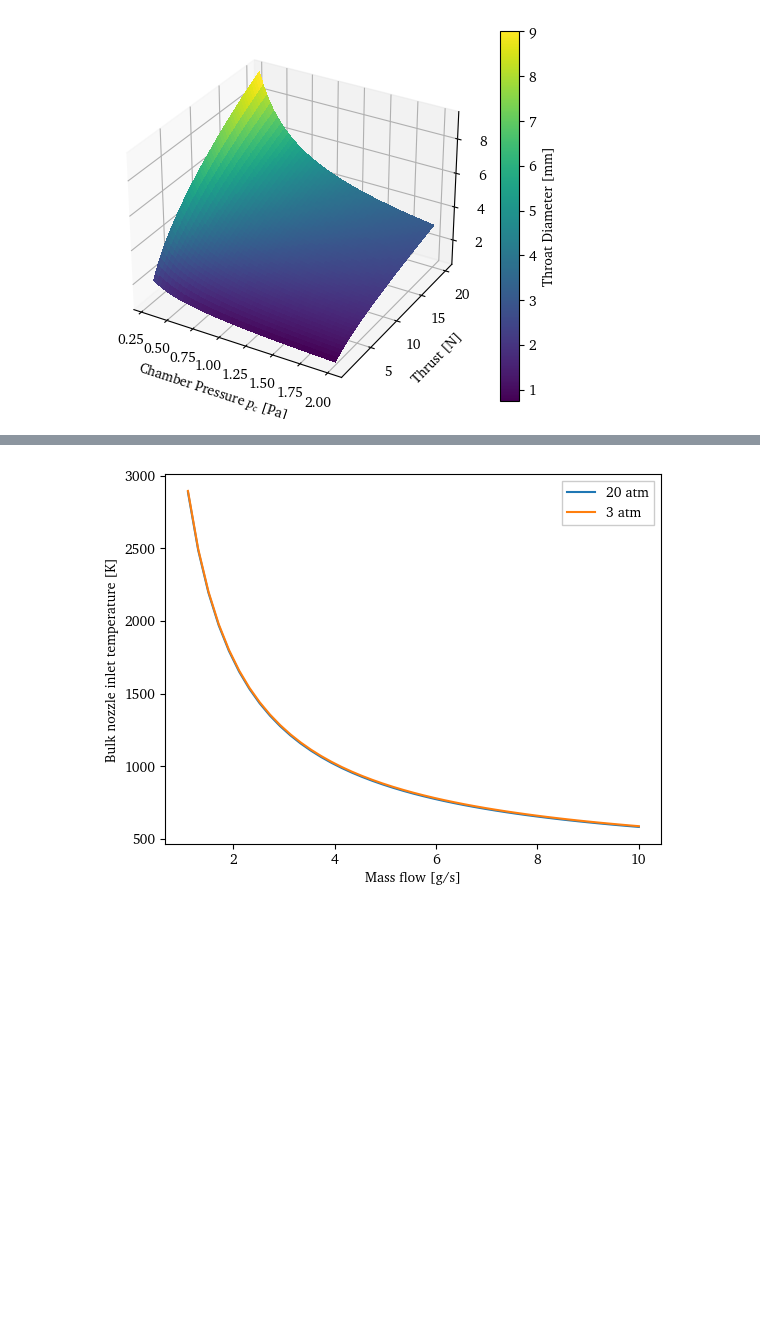
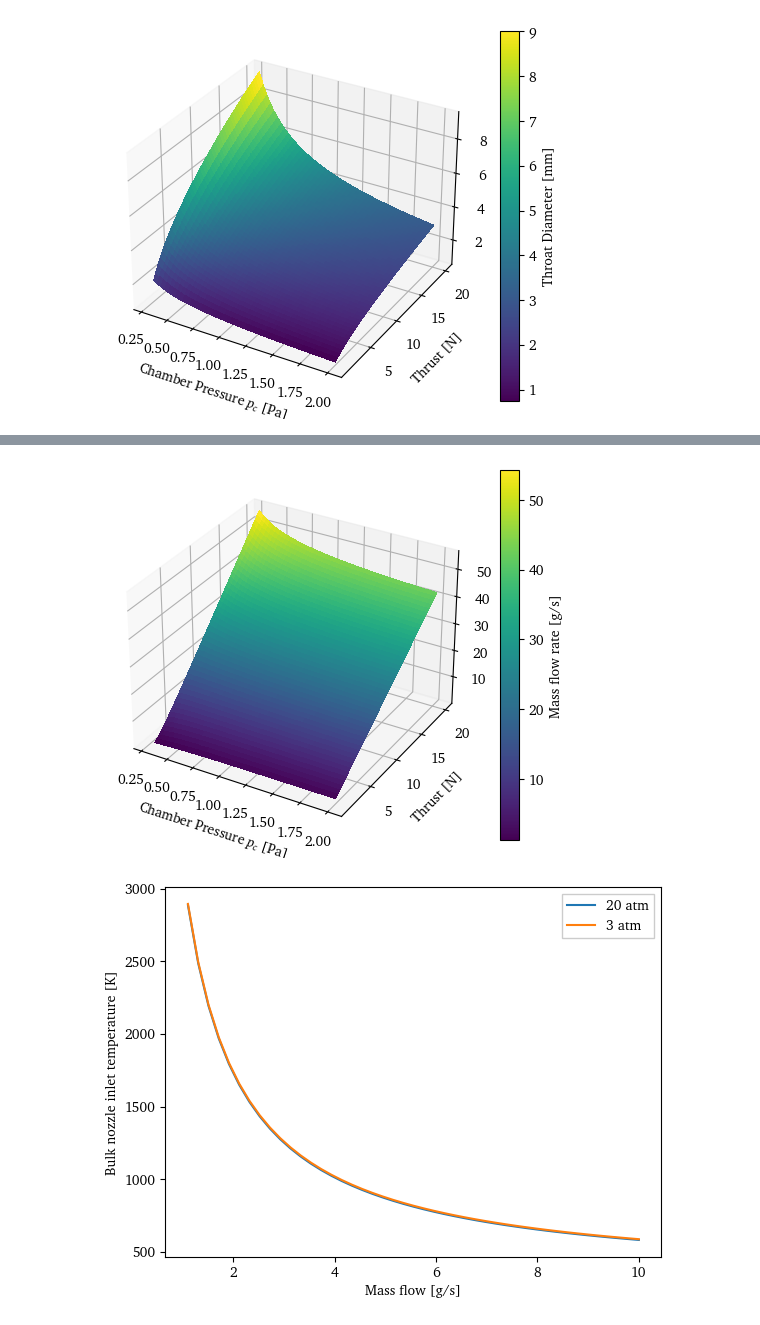
Before and after one commit to eeduplay/MScThesis, a Jupyter notebook: code/generalData.ipynb, the cells around one changed output, grey strips where cells are left out. Cells and saved outputs as stored; diff of their text form; code cells hidden in the pictures; blank space fills up the shorter version.

```diff
--- a/code/generalData.ipynb
+++ b/code/generalData.ipynb
@@ -136,3 +155,49 @@ $$
+# %%
+def bulk_temperature(power, efficiency, massflow, pressure=1e5):
+    # The initial enthalpy appears to be
+    h0 = PropsSI('H', 'T', room_temperature, 'P', pressure.flatten(), workingFluid)
+    newh = h0 + (efficiency*power.flatten())/massflow.flatten()
+    return PropsSI('T', 'P', pressure.flatten(), 'H', newh, workingFluid)
+
+def mass_flow_eq(m, At, p, efficiency):
+    arrayShape = At.shape
+    gas = pt.Gas[workingFluid]
+    # if workingFluid.lower() != 'argon':
+    #     raise ValueError('Invalid gas')
+    POWER = pt.threshold_power(p, gas)
+    TEMPERATURE = bulk_temperature(POWER, efficiency, m, p).reshape(arrayShape)
+    return Km*At*p/np.sqrt(TEMPERATURE)
+
+energy_conversion_efficiency = 0.5
+
+# mdot = optimize.fixed_point(mass_flow_eq,
+#                             np.ones(CHAMBER_PRESSURES.shape)*0.001,
+#                             (THROAT_AREA, CHAMBER_PRESSURES, energy_conversion_efficiency))
+
+# Closed form constant cp method: just need to solve a quadratic equation
+constcp = PropsSI('C',
+                  'T', room_temperature,
+                  'P', CHAMBER_PRESSURES.flatten(),
+                  workingFluid).reshape(THROAT_AREA.shape)
+a = room_temperature
+b = energy_conversion_efficiency*pt.threshold_power(CHAMBER_PRESSURES, pt.Gas[workingFluid])/constcp
+c = -(Km*THROAT_AREA*CHAMBER_PRESSURES)**2
+mdot_constcp = (-b+np.sqrt(b**2-4*a*c))/(2*a)
+# rel_error = (mdot_constcp-mdot)/mdot
+# plt.imshow(rel_error)
+# plt.colorbar()
+# plt.show()
+# %%
+fig, ax = plt.subplots(subplot_kw={"projection": "3d"})
+surf = ax.plot_surface(CHAMBER_PRESSURES, THRUSTS, mdot_constcp*1000,
+                       cmap=matplotlib.cm.viridis, linewidth=0,
+                       antialiased=False)
+ax.set_xlabel('Chamber Pressure $p_c$ [Pa]')
+ax.set_ylabel('Thrust [N]')
+fig.colorbar(surf, label='Mass flow rate [g/s]')
+plt.show()
+# %% [output]
+[figure, added]
 # %%
 mdot = np.linspace(0.1,10)*1e-3  # kg/s
 h0_high = PropsSI('H', 'T', room_temperature, 'P', 20*1e5, workingFluid)
```
Also changed, not shown: parts of 4 cells of this notebook, 7 other files.
